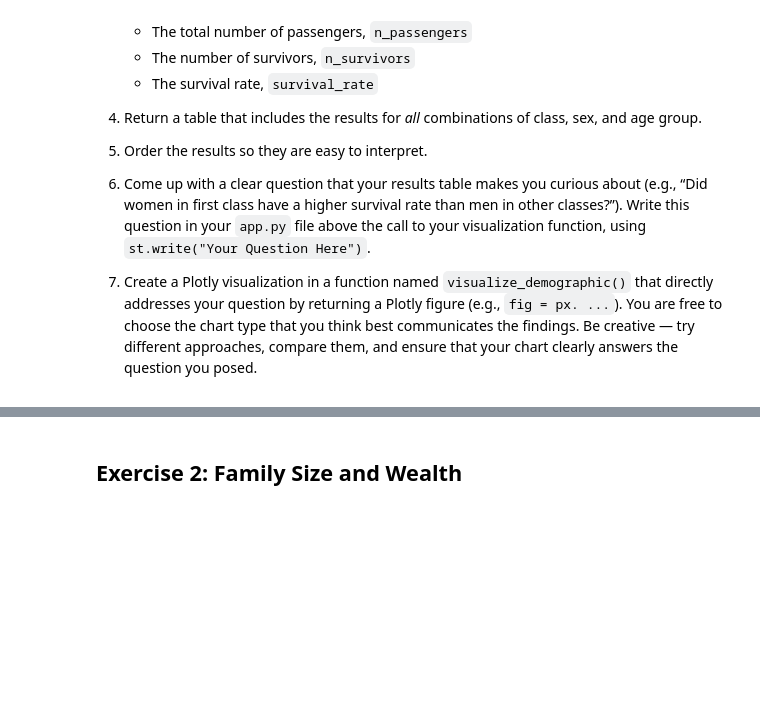
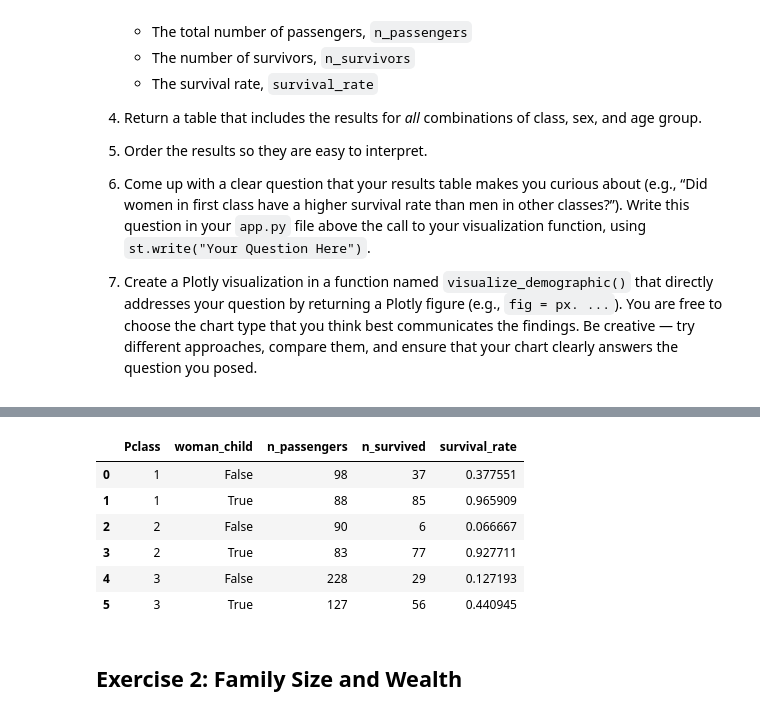
Before and after one commit to sjhawkins24/week-5, a Jupyter notebook: exercises.ipynb, the cells around one changed output, grey strips where cells are left out. Drawn from its saved outputs; the diff is of its cells as text; code cells hidden in the pictures; blank space fills up the shorter version.

```diff
--- a/exercises.ipynb
+++ b/exercises.ipynb
@@ -82,0 +119,16 @@ data_grouped.sort_values(by = "survival_rate")
+# %%
+#Re-group the data
+data_regrouped = data_grouped.groupby(["Pclass", "woman_child"])\
+    [["n_passengers", "n_survived"]].agg({"n_passengers": "sum", "n_survived": "sum"})\
+          .reset_index()
+#Then recalculate the survival rate
+data_regrouped["survival_rate"] = data_regrouped["n_survived"]/data_regrouped["n_passengers"]
+data_regrouped
+# %% [output]
+|  | Pclass | woman_child | n_passengers | n_survived | survival_rate |
+| 0 | 1 | False | 98 | 37 | 0.377551 |
+| 1 | 1 | True | 88 | 85 | 0.965909 |
+| 2 | 2 | False | 90 | 6 | 0.066667 |
+| 3 | 2 | True | 83 | 77 | 0.927711 |
+| 4 | 3 | False | 228 | 29 | 0.127193 |
+| 5 | 3 | True | 127 | 56 | 0.440945 |
```
Also changed, not shown: parts of 8 cells of this notebook.
